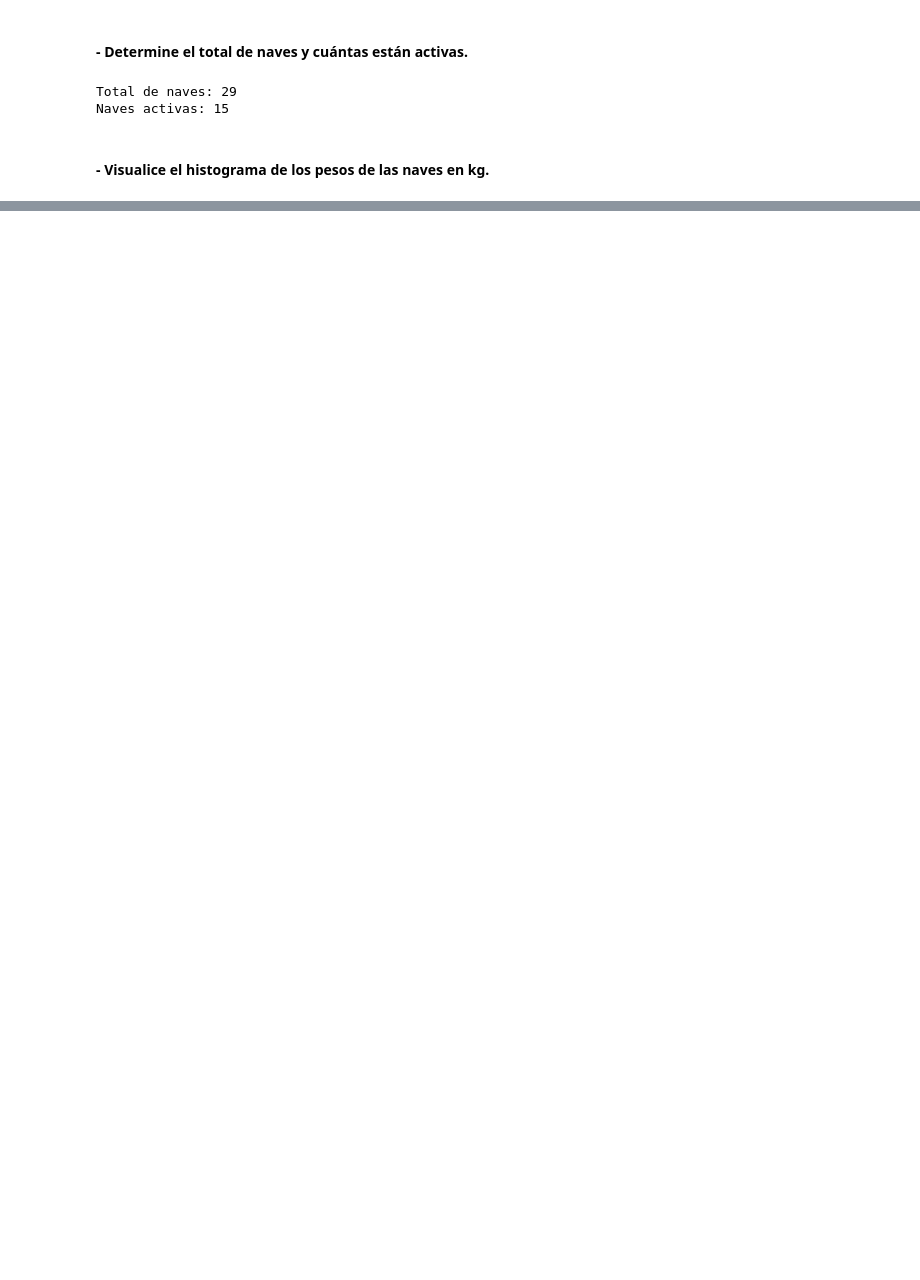
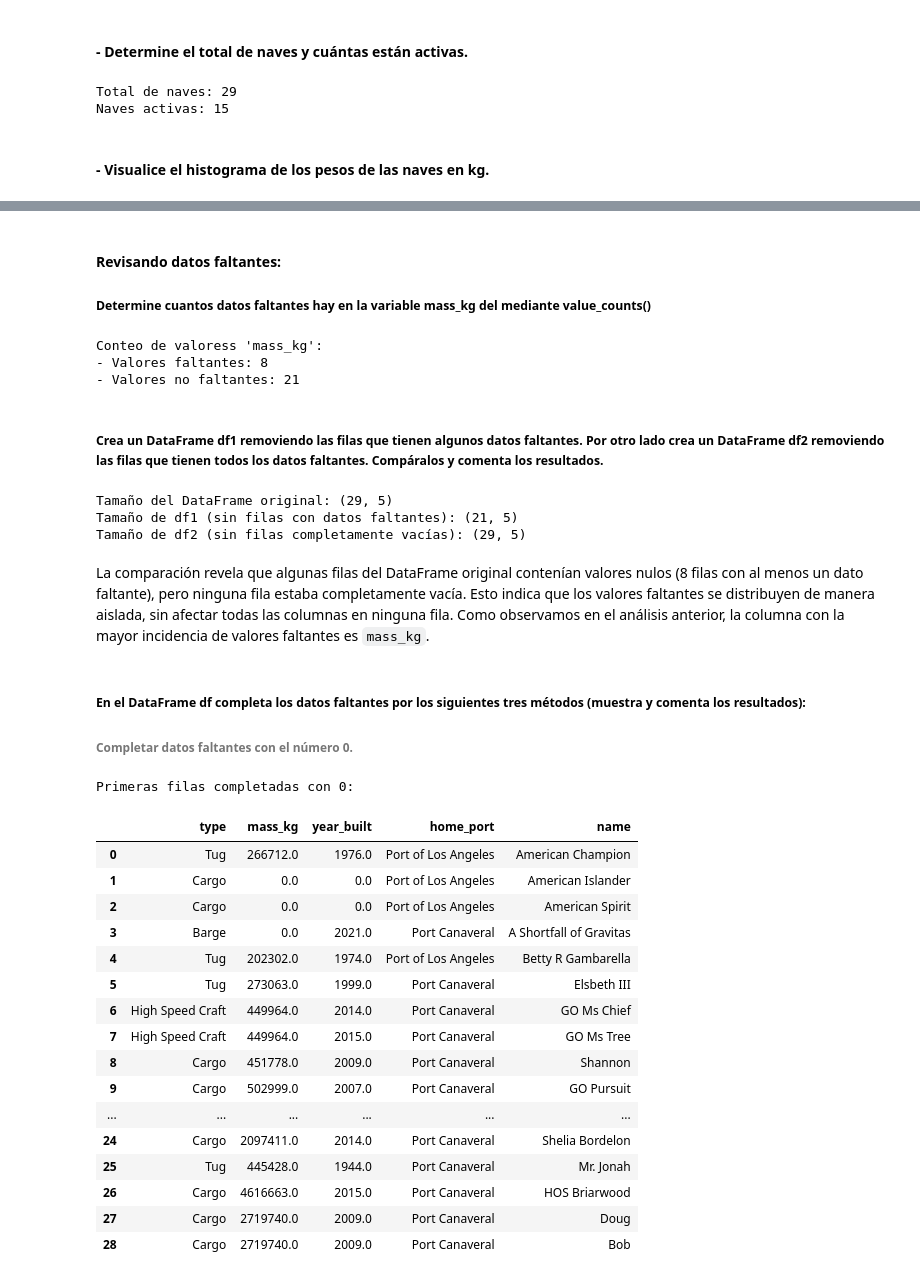
Before and after one commit to dalfonso75/info-data-handler, a Jupyter notebook: G49_DeiverEnriqueAlfonsoCortes_Tarea2.ipynb, the cells around one changed output, grey strips where cells are left out. Cells and saved outputs as stored; diff of their text form; code cells hidden in the pictures; blank space fills up the shorter version.

```diff
--- a/G49_DeiverEnriqueAlfonsoCortes_Tarea2.ipynb
+++ b/G49_DeiverEnriqueAlfonsoCortes_Tarea2.ipynb
@@ -62,5 +62,6 @@ def get_spacex_ships_data():
 
 
 data = get_spacex_ships_data()
-print(data)
+size_rows = len(data)
+print(size_rows)
 # %% [output]
@@ -179,0 +197,7 @@ else:
+# %%
+## verificar que data exista.
+if data:
+    df = pd.DataFrame(data, columns=['type', 'mass_kg', 'year_built', 'home_port', 'name'])
+else:
+    print("No se pudo cargar el DataFrame debido a un error")
+df.head()
@@ -179,0 +211,58 @@ else:
+# %% [markdown]
+#### **Revisando datos faltantes:**
+##### **Determine cuantos datos faltantes hay en la variable mass_kg del mediante value_counts()**
+# %%
+missing_mass_kg_count = df['mass_kg'].isna().value_counts()
+
+missing_count = missing_mass_kg_count.get(True, 0)
+not_missing_count = missing_mass_kg_count.get(False, 0)
+
+print("Conteo de valoress 'mass_kg':")
+print(f"- Valores faltantes: {missing_count}")
+print(f"- Valores no faltantes: {not_missing_count}")
+# %% [output]
+Conteo de valoress 'mass_kg':
+- Valores faltantes: 8
+- Valores no faltantes: 21
+# %% [markdown]
+##### **Crea un DataFrame df1 removiendo las filas que tienen algunos datos faltantes. Por otro lado crea un DataFrame df2 removiendo las filas que tienen todos los datos faltantes. Compáralos y comenta los resultados.**
+# %%
+df1 = df.dropna(how='any')  # Elimina filas con al menos un dato faltante
+df2 = df.dropna(how='all')  # Elimina filas con todos los datos faltantes
+
+print("Tamaño del DataFrame original:", df.shape)
+print("Tamaño de df1 (sin filas con datos faltantes):", df1.shape)
+print("Tamaño de df2 (sin filas completamente vacías):", df2.shape)
+# %% [output]
+Tamaño del DataFrame original: (29, 5)
+Tamaño de df1 (sin filas con datos faltantes): (21, 5)
+Tamaño de df2 (sin filas completamente vacías): (29, 5)
+# %% [markdown]
+La comparación revela que algunas filas del DataFrame original contenían valores nulos (8 filas con al menos un dato faltante), pero ninguna fila estaba completamente vacía. Esto indica que los valores faltantes se distribuyen de manera aislada, sin afectar todas las columnas en ninguna fila. Como observamos en el análisis anterior, la columna con la mayor incidencia de valores faltantes es `mass_kg`.
+# %% [markdown]
+##### **En el DataFrame df completa los datos faltantes por los siguientes tres métodos (muestra y comenta los resultados):**
+
+###### Completar datos faltantes con el número 0.
+# %%
+df_fill_0 = df.fillna(0)
+print("Primeras filas completadas con 0:")
+df_fill_0.head(size_rows)
+# %% [output]
+Primeras filas completadas con 0:
+|  | type | mass_kg | year_built | home_port | name |
+| 0 | Tug | 266712.0 | 1976.0 | Port of Los Angeles | American Champion |
+| 1 | Cargo | 0.0 | 0.0 | Port of Los Angeles | American Islander |
+| 2 | Cargo | 0.0 | 0.0 | Port of Los Angeles | American Spirit |
+| 3 | Barge | 0.0 | 2021.0 | Port Canaveral | A Shortfall of Gravitas |
+| 4 | Tug | 202302.0 | 1974.0 | Port of Los Angeles | Betty R Gambarella |
+| 5 | Tug | 273063.0 | 1999.0 | Port Canaveral | Elsbeth III |
+| 6 | High Speed Craft | 449964.0 | 2014.0 | Port Canaveral | GO Ms Chief |
+| 7 | High Speed Craft | 449964.0 | 2015.0 | Port Canaveral | GO Ms Tree |
+| 8 | Cargo | 451778.0 | 2009.0 | Port Canaveral | Shannon |
+| 9 | Cargo | 502999.0 | 2007.0 | Port Canaveral | GO Pursuit |
+| ... | ... | ... | ... | ... | ... |
+| 24 | Cargo | 2097411.0 | 2014.0 | Port Canaveral | Shelia Bordelon |
+| 25 | Tug | 445428.0 | 1944.0 | Port Canaveral | Mr. Jonah |
+| 26 | Cargo | 4616663.0 | 2015.0 | Port Canaveral | HOS Briarwood |
+| 27 | Cargo | 2719740.0 | 2009.0 | Port Canaveral | Doug |
+| 28 | Cargo | 2719740.0 | 2009.0 | Port Canaveral | Bob |
```
Also changed, not shown: parts of 61 cells of this notebook, 1 other file.
